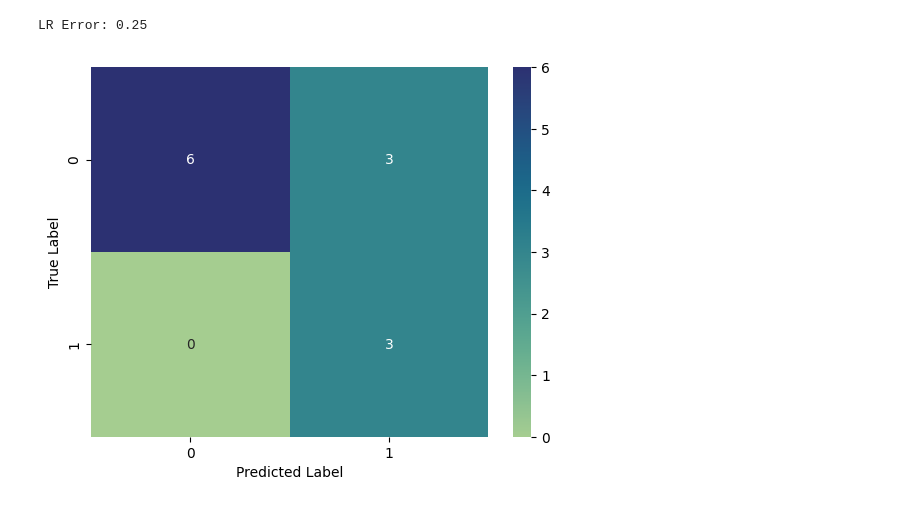
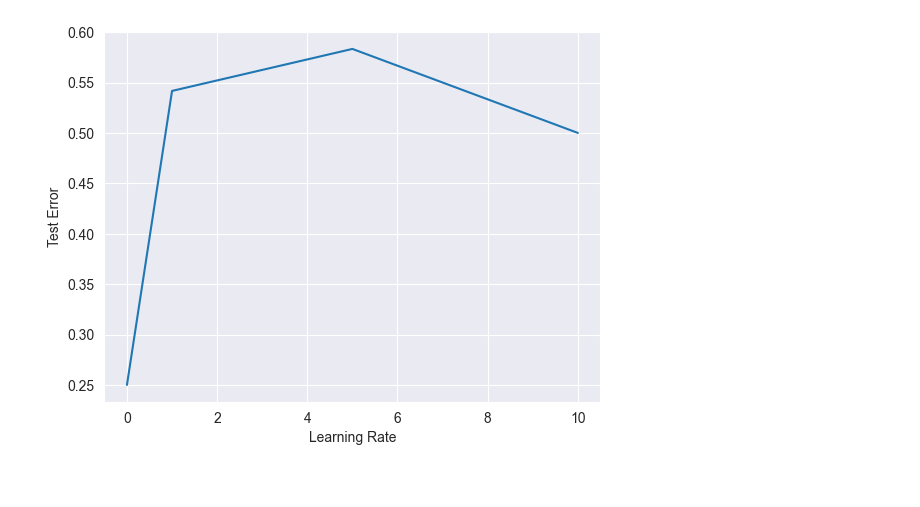
Before and after one commit to EricMLarsen/Spring_2024, a Jupyter notebook: ML_Stats/Homeworks/HW2/Larsen_HW2_Problem5.ipynb, the cells around one changed output. Cells and saved outputs as stored; diff of their text form; code cells hidden in the pictures.

```diff
--- a/ML_Stats/Homeworks/HW2/Larsen_HW2_Problem5.ipynb
+++ b/ML_Stats/Homeworks/HW2/Larsen_HW2_Problem5.ipynb
@@ -166,0 +162,25 @@ print(weights)
+# %%
+#Looping through and trying different learning rates
+#Part B Work implementing the LR model using a variety of learning rates
+n = 200
+learning_rates = np.linspace(0,0.5,num=n)
+acc_array=[]
+loss_array=[]
+error_array=[]
+for i in learning_rates:
+    model = LogisticRegression(lamb=0.1,lr=i)
+    model.fit(X_train,y_train)
+    preds = model.predict(X_test,threshold=0.5)
+    #accuracry score
+    acc_array.append( (preds == y_test).mean())
+    error_array.append(1-(preds == y_test).mean())
+    loss_array.append(model.min_loss)
+
+
+
+#Plotting the results
+plt.figure()
+plt.plot(learning_rates,acc_array,label='test acc')
+plt.xlabel('Learning Rate')
+plt.ylabel('Accuracy')
+plt.savefig('Learning_rate_chart.png',dpi=300)
@@ -204,8 +205,26 @@ Text(0, 0.5, 'Accuracy')
 # %%
 #Part e of assignment
+
+lambda_list = [0,1,5,10]
+
+acc_array=[]
+error_array=[]
+for i in lambda_list:
+    model = LogisticRegression(lamb=i,lr=0.09045)
+    model.fit(X_train,y_train)
+    preds = model.predict(X_test,threshold=0.5)
+    #accuracry score
+    acc_array.append( (preds == y_test).mean())
+    error_array.append(1-(preds == y_test).mean())
+
+#Plotting the results
+plt.figure()
+plt.plot(lambda_list,error_array,label='test loss')
+plt.xlabel('Learning Rate')
+plt.ylabel('Test Error')
+plt.savefig('Test_Error_chart.png',dpi=300)
 # %% [output]
-LR Error: 0.25
-[figure, old version]
+[figure, new version]
 # %%
 
 
```
Also changed, not shown: parts of 6 cells of this notebook, 4 other files.
